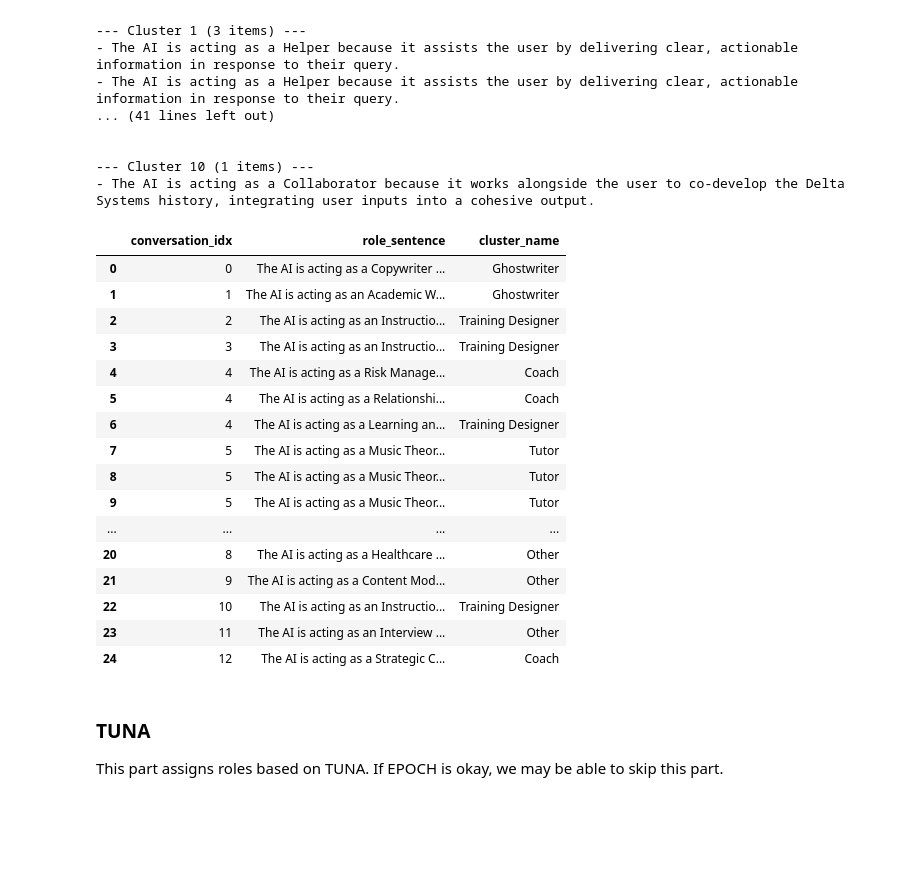
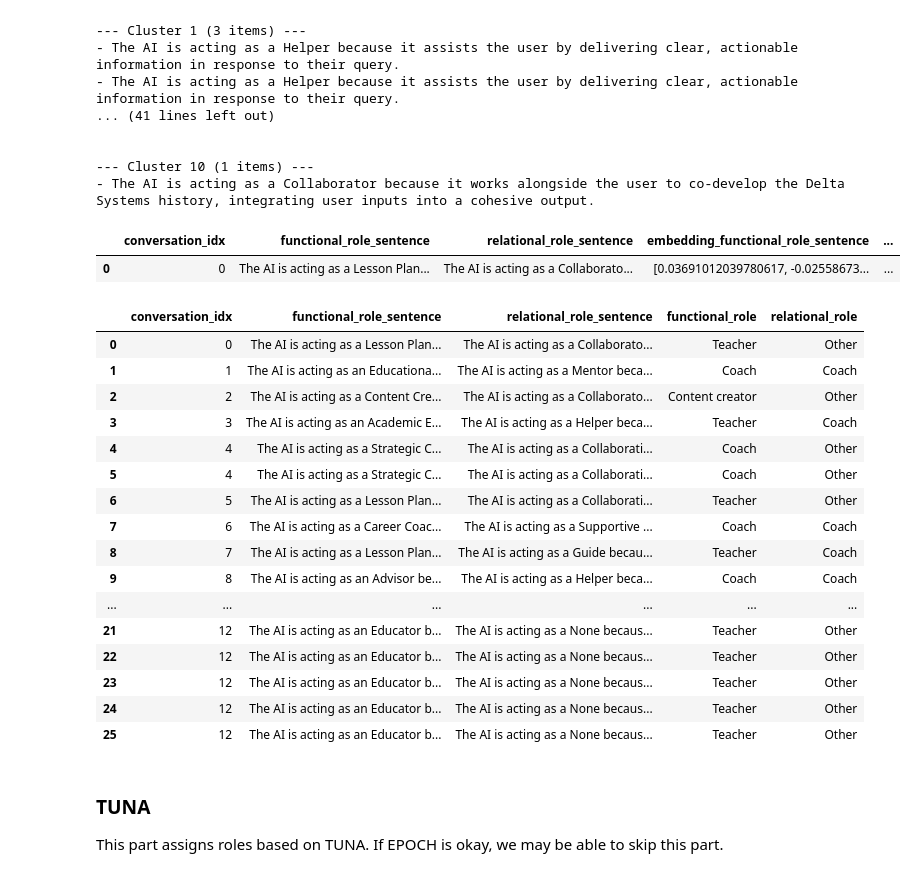
Before and after one commit to Engineering-AI-Systems-Team-3/chatgpt-at-work, a Jupyter notebook: chatgpt_at_work.ipynb, the cells around one changed output. Saved outputs shown, nothing was run; the diff lists cells and outputs as text; code cells hidden in the pictures; blank space fills up the shorter version.

```diff
--- a/chatgpt_at_work.ipynb
+++ b/chatgpt_at_work.ipynb
@@ -1162,7 +1162,7 @@ print_cluster_elements(df=roles_explainations_df, cluster_column="functional_clu
 --- Cluster 12 (1 items) ---
 - The AI is acting as an Educator because it affirms the user's statement and provides additional information about solfege usage in Russia.
 # %%
-def remap_clusters(df: pd.DataFrame, cluster_column: str, mapping: dict[str, list[int]]) -> pd.DataFrame:
+def remap_clusters(df: pd.DataFrame, cluster_column: str, mapping: dict[str, list[int]], cluster_name: str) -> pd.DataFrame:
     """
     Names each cluster based on the provided mapping of role names to lists of original cluster IDs, and creates a
     new column with the remapped role names. Clusters that are not included in the mapping are labeled as "Other".
@@ -1170,6 +1170,7 @@ def remap_clusters(df: pd.DataFrame, cluster_column: str, mapping: dict[str, lis
     :param df: DataFrame containing the cluster assignments to remap
     :param cluster_column: Name of the column containing the original cluster IDs
     :param mapping: Dictionary mapping role names to lists of original cluster IDs that belong to each role
+    :param cluster_name: Name of the new column to create with the remapped role names
     :return: DataFrame with an additional column containing the remapped role names
     """
     cluster_to_role = {}
@@ -1177,7 +1178,7 @@ def remap_clusters(df: pd.DataFrame, cluster_column: str, mapping: dict[str, lis
         for cluster in clusters:
             cluster_to_role[cluster] = role
 
-    df["cluster_name"] = df[cluster_column].map(cluster_to_role).fillna("Other")
+    df[cluster_name] = df[cluster_column].map(cluster_to_role).fillna("Other")
     return df
 # %%
 role_to_clusters = {
@@ -1186,7 +1187,12 @@ role_to_clusters = {
     "Coach": [2, 3, 4],
 }
 
-roles_explainations_df = remap_clusters(df=roles_explainations_df, cluster_column="functional_cluster_id", mapping=role_to_clusters)
+roles_explainations_df = remap_clusters(
+    df=roles_explainations_df,
+    cluster_column="functional_cluster_id",
+    mapping=role_to_clusters,
+    cluster_name="functional_role"
+)
 roles_explainations_df.head(1)
 # %% [output]
 |  | conversation_idx | functional_role_sentence | relational_role_sentence | embedding_functional_role_sentence | ... |
@@ -1217,26 +1223,41 @@ role_to_clusters = {
     "Guardian": [7]
 }
 
-roles_explainations_df = remap_clusters(df=roles_explainations_df, cluster_column="relational_cluster_id", mapping=role_to_clusters)
+roles_explainations_df = remap_clusters(
+    df=roles_explainations_df,
+    cluster_column="relational_cluster_id",
+    mapping=role_to_clusters,
+    cluster_name="relational_role"
+)
 roles_explainations_df.head(1)
+# %% [output]
+|  | conversation_idx | functional_role_sentence | relational_role_sentence | embedding_functional_role_sentence | ... |
+| 0 | 0 | The AI is acting as a Lesson Plan... | The AI is acting as a Collaborato... | [0.03691012039780617, -0.02558673... | ... |
 # %%
-final_roles_df = roles_explainations_df.copy().drop(columns=["embedding", "cluster_id"])
+final_roles_df = roles_explainations_df.copy().drop(columns=
+    [
+        "embedding_functional_role_sentence",
+        "embedding_relational_role_sentence",
+        "functional_cluster_id",
+        "relational_cluster_id",
+    ]
+)
 final_roles_df
 # %% [output]
-|  | conversation_idx | role_sentence | cluster_name |
-| 0 | 0 | The AI is acting as a Copywriter ... | Ghostwriter |
-| 1 | 1 | The AI is acting as an Academic W... | Ghostwriter |
-| 2 | 2 | The AI is acting as an Instructio... | Training Designer |
-| 3 | 3 | The AI is acting as an Instructio... | Training Designer |
-| 4 | 4 | The AI is acting as a Risk Manage... | Coach |
-| 5 | 4 | The AI is acting as a Relationshi... | Coach |
-| 6 | 4 | The AI is acting as a Learning an... | Training Designer |
-| 7 | 5 | The AI is acting as a Music Theor... | Tutor |
-| 8 | 5 | The AI is acting as a Music Theor... | Tutor |
-| 9 | 5 | The AI is acting as a Music Theor... | Tutor |
-| ... | ... | ... | ... |
-| 20 | 8 | The AI is acting as a Healthcare ... | Other |
-| 21 | 9 | The AI is acting as a Content Mod... | Other |
-| 22 | 10 | The AI is acting as an Instructio... | Training Designer |
-| 23 | 11 | The AI is acting as an Interview ... | Other |
-| 24 | 12 | The AI is acting as a Strategic C... | Coach |
+|  | conversation_idx | functional_role_sentence | relational_role_sentence | functional_role | relational_role |
+| 0 | 0 | The AI is acting as a Lesson Plan... | The AI is acting as a Collaborato... | Teacher | Other |
+| 1 | 1 | The AI is acting as an Educationa... | The AI is acting as a Mentor beca... | Coach | Coach |
+| 2 | 2 | The AI is acting as a Content Cre... | The AI is acting as a Collaborato... | Content creator | Other |
+| 3 | 3 | The AI is acting as an Academic E... | The AI is acting as a Helper beca... | Teacher | Coach |
+| 4 | 4 | The AI is acting as a Strategic C... | The AI is acting as a Collaborati... | Coach | Other |
+| 5 | 4 | The AI is acting as a Strategic C... | The AI is acting as a Collaborati... | Coach | Other |
+| 6 | 5 | The AI is acting as a Lesson Plan... | The AI is acting as a Collaborati... | Teacher | Other |
+| 7 | 6 | The AI is acting as a Career Coac... | The AI is acting as a Supportive ... | Coach | Coach |
+| 8 | 7 | The AI is acting as a Lesson Plan... | The AI is acting as a Guide becau... | Teacher | Coach |
+| 9 | 8 | The AI is acting as an Advisor be... | The AI is acting as a Helper beca... | Coach | Coach |
+| ... | ... | ... | ... | ... | ... |
+| 21 | 12 | The AI is acting as an Educator b... | The AI is acting as a None becaus... | Teacher | Other |
+| 22 | 12 | The AI is acting as an Educator b... | The AI is acting as a None becaus... | Teacher | Other |
+| 23 | 12 | The AI is acting as an Educator b... | The AI is acting as a None becaus... | Teacher | Other |
+| 24 | 12 | The AI is acting as an Educator b... | The AI is acting as a None becaus... | Teacher | Other |
+| 25 | 12 | The AI is acting as an Educator b... | The AI is acting as a None becaus... | Teacher | Other |
```
Also changed, not shown: parts of 11 cells of this notebook.
